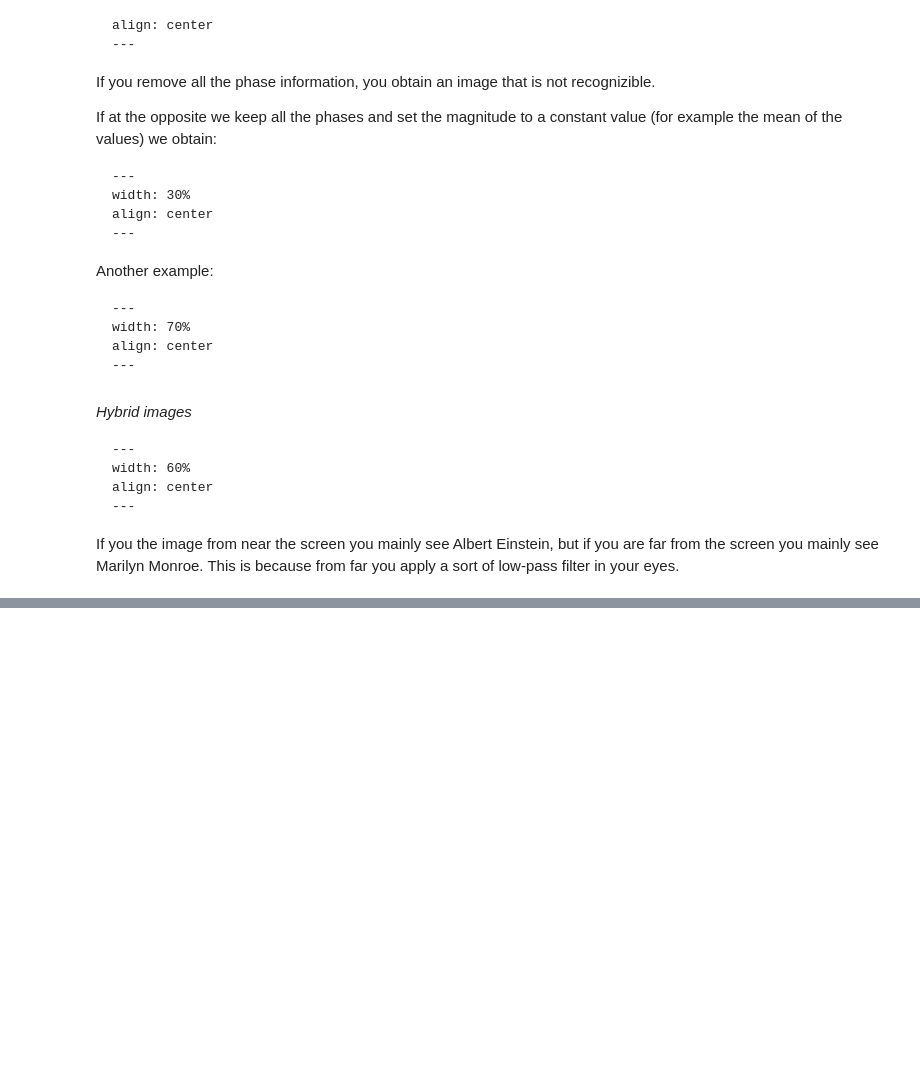
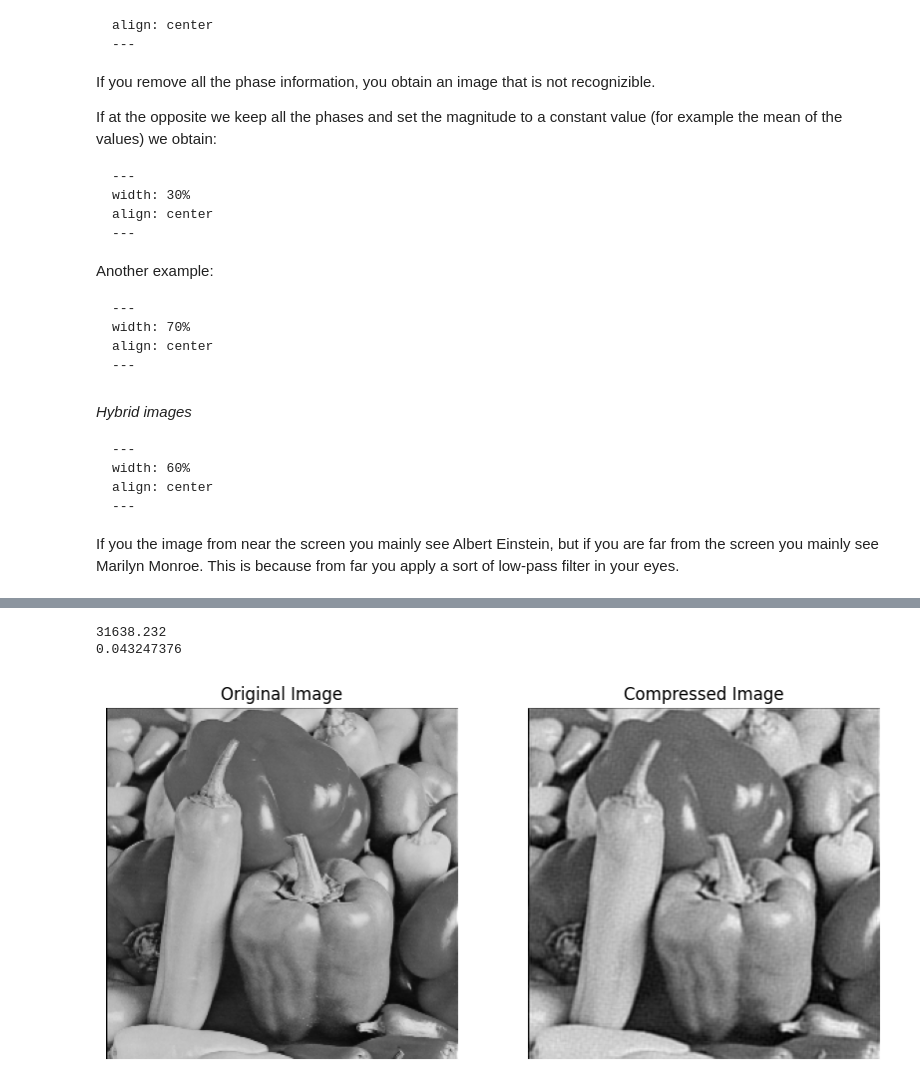
Before and after one commit to elenaloli/computational-imaging, a Jupyter notebook: _sources/book/fourier.ipynb, the cells around one changed output, grey strips where cells are left out. Drawn from its saved outputs; the diff is of its cells as text; code cells hidden in the pictures; blank space fills up the shorter version.

```diff
--- a/_sources/book/fourier.ipynb
+++ b/_sources/book/fourier.ipynb
@@ -771,0 +798,67 @@ If you the image from near the screen you mainly see Albert Einstein, but if you
+# %%
+import numpy as np
+import matplotlib.pyplot as plt
+
+def compress_image_with_fft(threshold):
+    # Load the image (in grayscale for simplicity)
+    img = plt.imread('peppers256.png')
+
+    # Apply FFT to the image
+    f = np.fft.fft2(img)
+    print(np.max(abs(f)))
+    print(np.min(abs(f)))
+
+
+
+    fshift = np.fft.fftshift(f)  # Shift the zero-frequency component to the center
+
+    #plt.figure()
+    #plt.imshow(np.log(abs(fshift)),cmap='gray')
+    #plt.show()
+
+    # Compute the magnitude and phase
+    magnitude = np.abs(fshift)
+    phase = np.angle(fshift)
+
+
+    # Compress the image by setting small magnitude components to zero
+    magnitude_threshold = np.max(magnitude) * threshold
+    magnitude[magnitude < magnitude_threshold] = 0
+
+
+    # Reconstruct the image from the modified magnitude and original phase
+    fshift_compressed = magnitude * np.exp(1j * phase)
+
+    # Inverse FFT to get the compressed image in spatial domain
+    f_ishift = np.fft.ifftshift(fshift_compressed)
+    img_compressed = np.fft.ifft2(f_ishift)
+    img_compressed = np.abs(img_compressed)
+
+    return img_compressed, img
+
+# Path to the input image
+#image_path = 'camera_image.jpg'  # Change this to your image file path
+
+# Compress the image with FFT
+compressed_image, original_image = compress_image_with_fft(threshold=0.0005)
+
+# Display the original and compressed images
+plt.figure(figsize=(10, 5))
+
+# Original image
+plt.subplot(1, 2, 1)
+plt.imshow(original_image, cmap='gray')
+plt.title('Original Image')
+plt.axis('off')
+
+# Compressed image
+plt.subplot(1, 2, 2)
+plt.imshow(compressed_image, cmap='gray')
+plt.title('Compressed Image')
+plt.axis('off')
+
+plt.show()
+# %% [output]
+31638.232
+0.043247376
+[figure, added]
```
Also changed, not shown: parts of 2 cells of this notebook, 16 other files.
